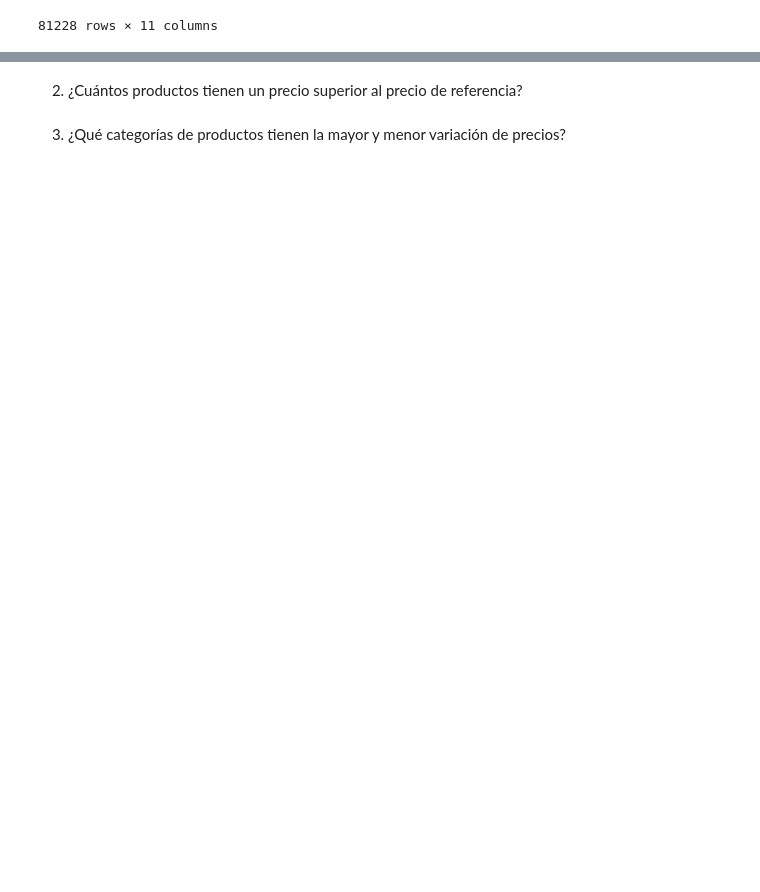
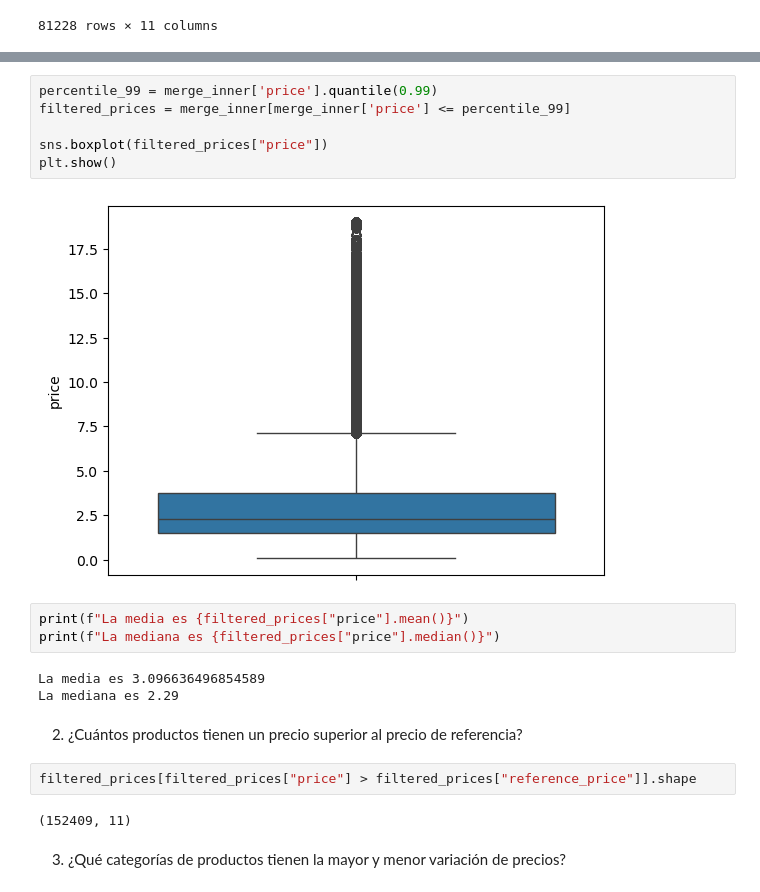
Before and after one commit to PatriciaAnaya/modulo-3-equipo-4-pair, a Jupyter notebook: Repaso-II - clase.ipynb, the cells around one changed output, grey strips where cells are left out. Drawn from its saved outputs; the diff is of its cells as text; blank space fills up the shorter version.

```diff
--- a/Repaso-II - clase.ipynb
+++ b/Repaso-II - clase.ipynb
@@ -272,4 +279,22 @@ outliers
+# %%
+percentile_99 = merge_inner['price'].quantile(0.99)
+filtered_prices = merge_inner[merge_inner['price'] <= percentile_99]
+
+sns.boxplot(filtered_prices["price"])
+plt.show()
+# %% [output]
+[figure, added]
+# %%
+print(f"La media es {filtered_prices["price"].mean()}")
+print(f"La mediana es {filtered_prices["price"].median()}")
+# %% [output]
+La media es 3.096636496854589
+La mediana es 2.29
 # %% [markdown]
 2. ¿Cuántos productos tienen un precio superior al precio de referencia?
+# %%
+filtered_prices[filtered_prices["price"] > filtered_prices["reference_price"]].shape
+# %% [output]
+(152409, 11)
 # %% [markdown]
 3. ¿Qué categorías de productos tienen la mayor y menor variación de precios?
```
Also changed, not shown: parts of 5 cells of this notebook.
